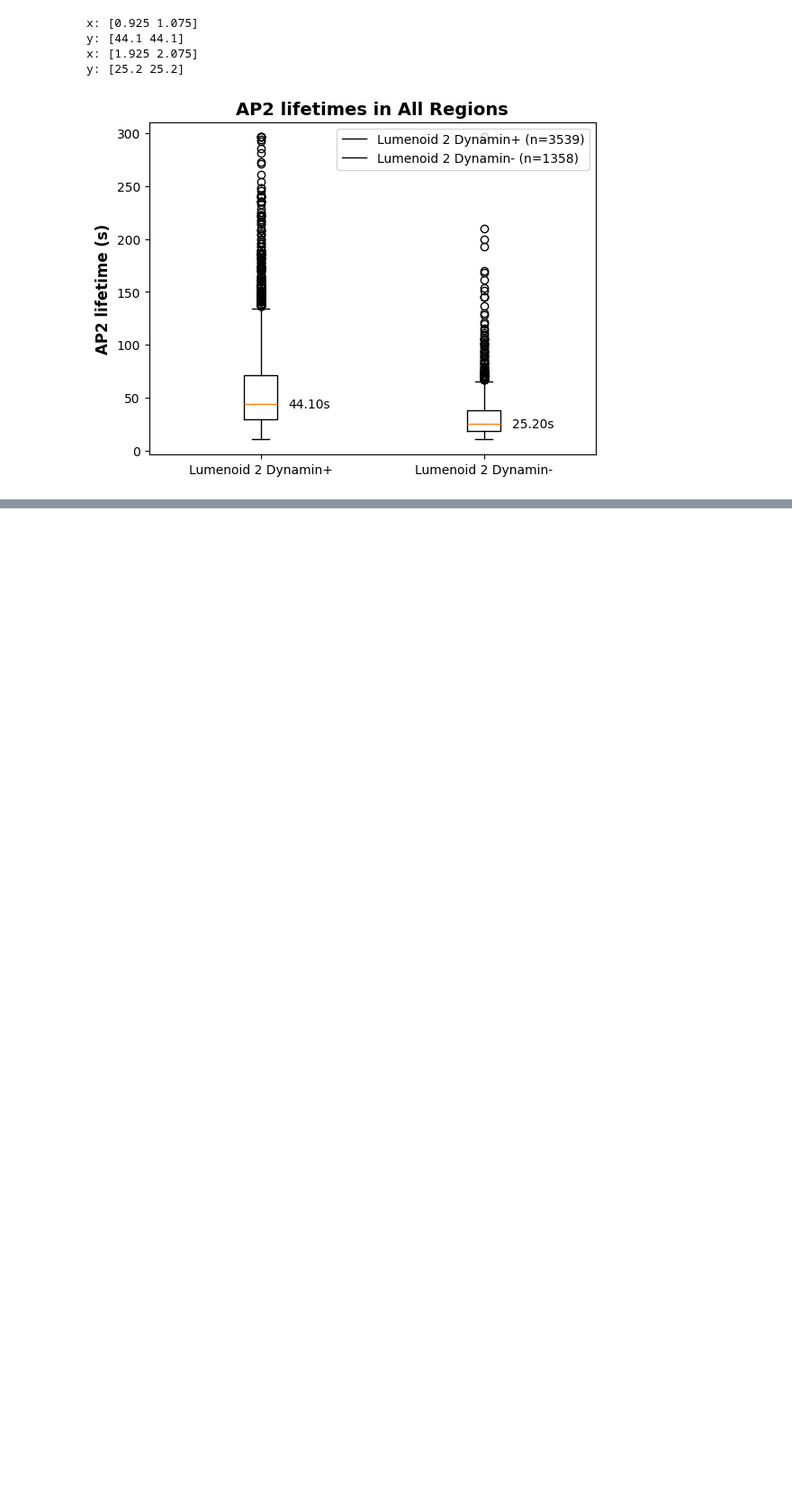
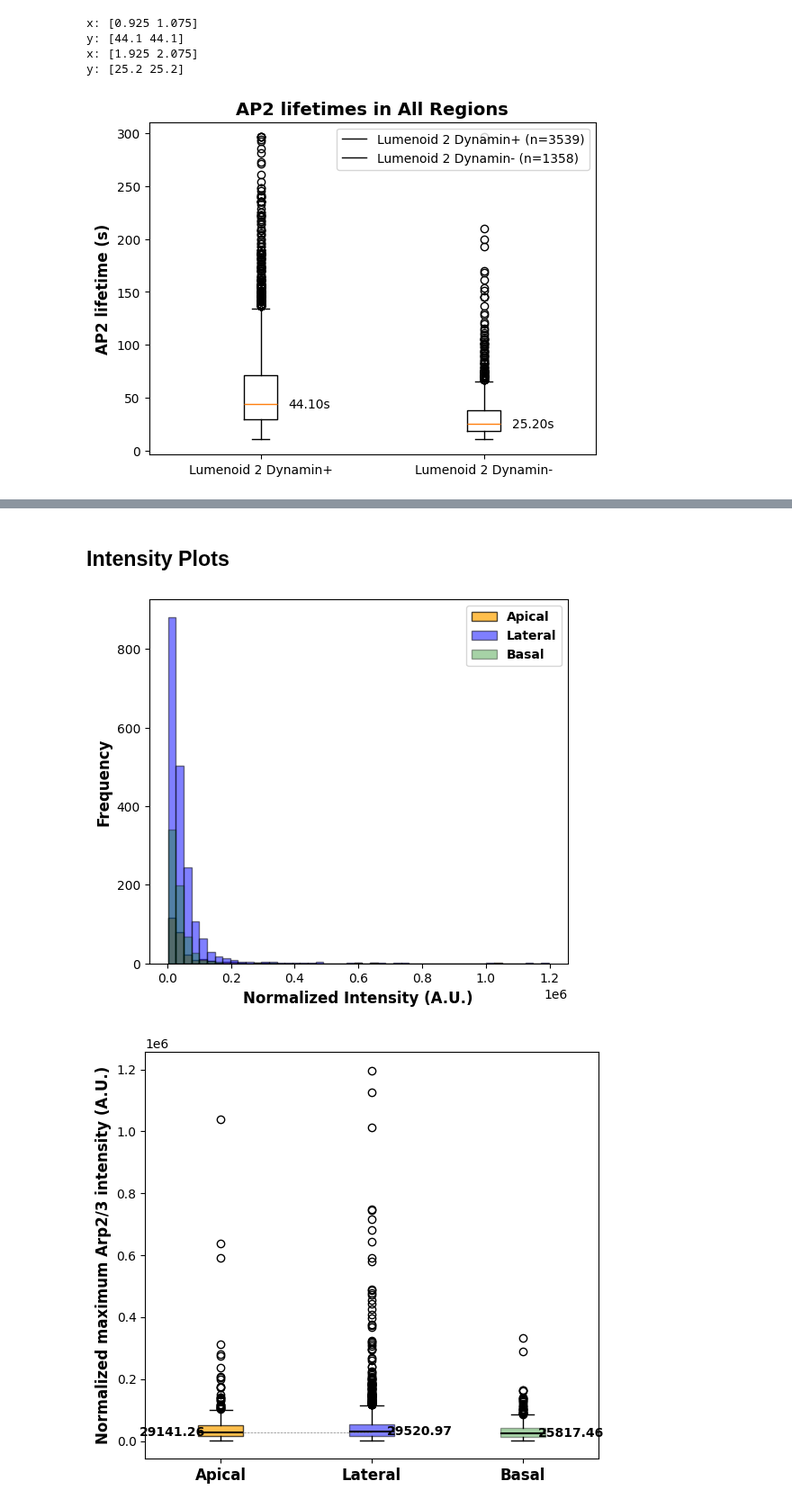
Before and after one commit to MatsulabUW/LLSM-CME-ANALYSIS, a Jupyter notebook: Final/Jupyter_Notebooks/matlab_interface/segmented_endocytosis_plots.ipynb, the cells around one changed output, grey strips where cells are left out. Shown at 90% size. Drawn from its saved outputs; the diff is of its cells as text; code cells hidden in the pictures; blank space fills up the shorter version.

Commit message:
Beta intensity function

```diff
--- a/Final/Jupyter_Notebooks/matlab_interface/segmented_endocytosis_plots.ipynb
+++ b/Final/Jupyter_Notebooks/matlab_interface/segmented_endocytosis_plots.ipynb
@@ -484,0 +577,8 @@ Median lifetime of Arp2/3- Dynamin+ in Lateral: 29.400000000000002 s
+# %% [markdown]
+## Intensity Plots
+# %%
+lumenoid_intensity = trackFilter('All', False, filtered_tracks_treatment,channels_to_plot)
+arp23_intensity_region_plot(lumenoid_intensity,True)
+# %% [output]
+[figure, added]
+[figure, added]
```
Also changed, not shown: parts of 3 cells of this notebook.
